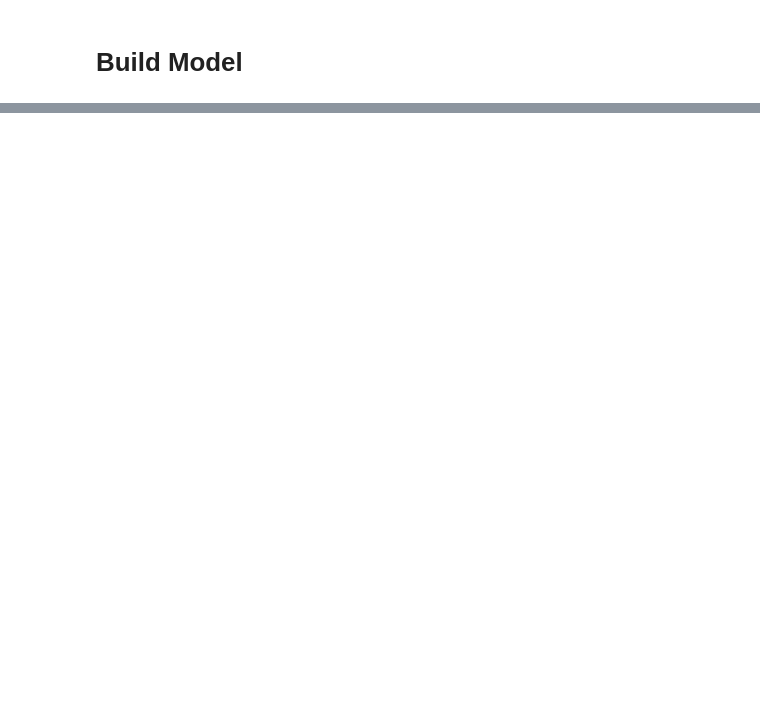
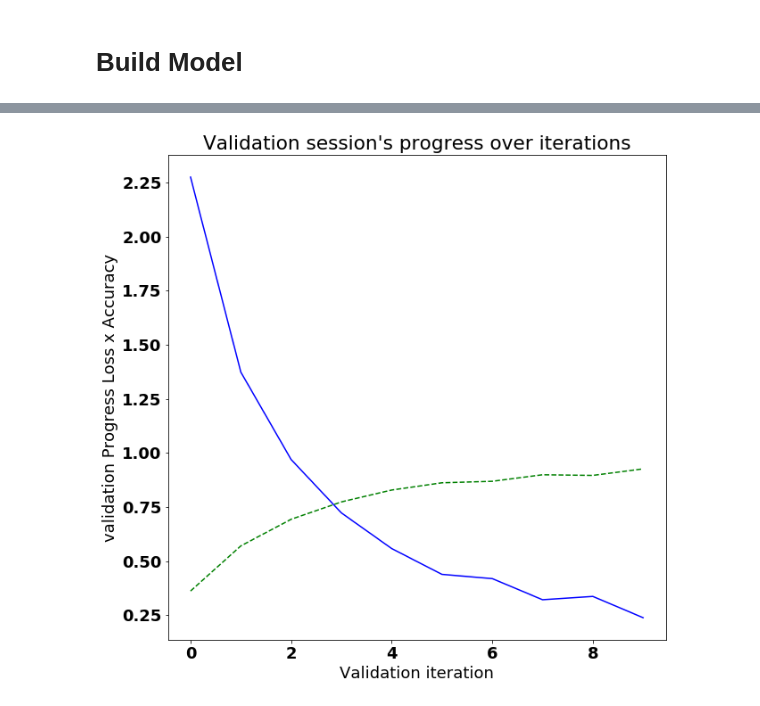
Before and after one commit to aparecidovieira/traffic_sign_classification, a Jupyter notebook: traffic_sign_classification.ipynb, the cells around one changed output, grey strips where cells are left out. Drawn from its saved outputs; the diff is of its cells as text; code cells hidden in the pictures; blank space fills up the shorter version.

```diff
--- a/traffic_sign_classification.ipynb
+++ b/traffic_sign_classification.ipynb
@@ -182,0 +225,13 @@ try:
+# %%
+width = 10
+height = 10
+plt.figure(figsize=(width, height))
+
+plt.title("Validation session's progress over iterations")
+plt.plot(val_loss, 'b-', label='Train Loss')
+plt.plot(val_acc, 'g--', label='Accuracy')
+plt.xlabel('Validation iteration')
+plt.ylabel('validation Progress Loss x Accuracy')
+plt.show()
+# %% [output]
+[figure, added]
```
Also changed, not shown: parts of 11 cells of this notebook.
